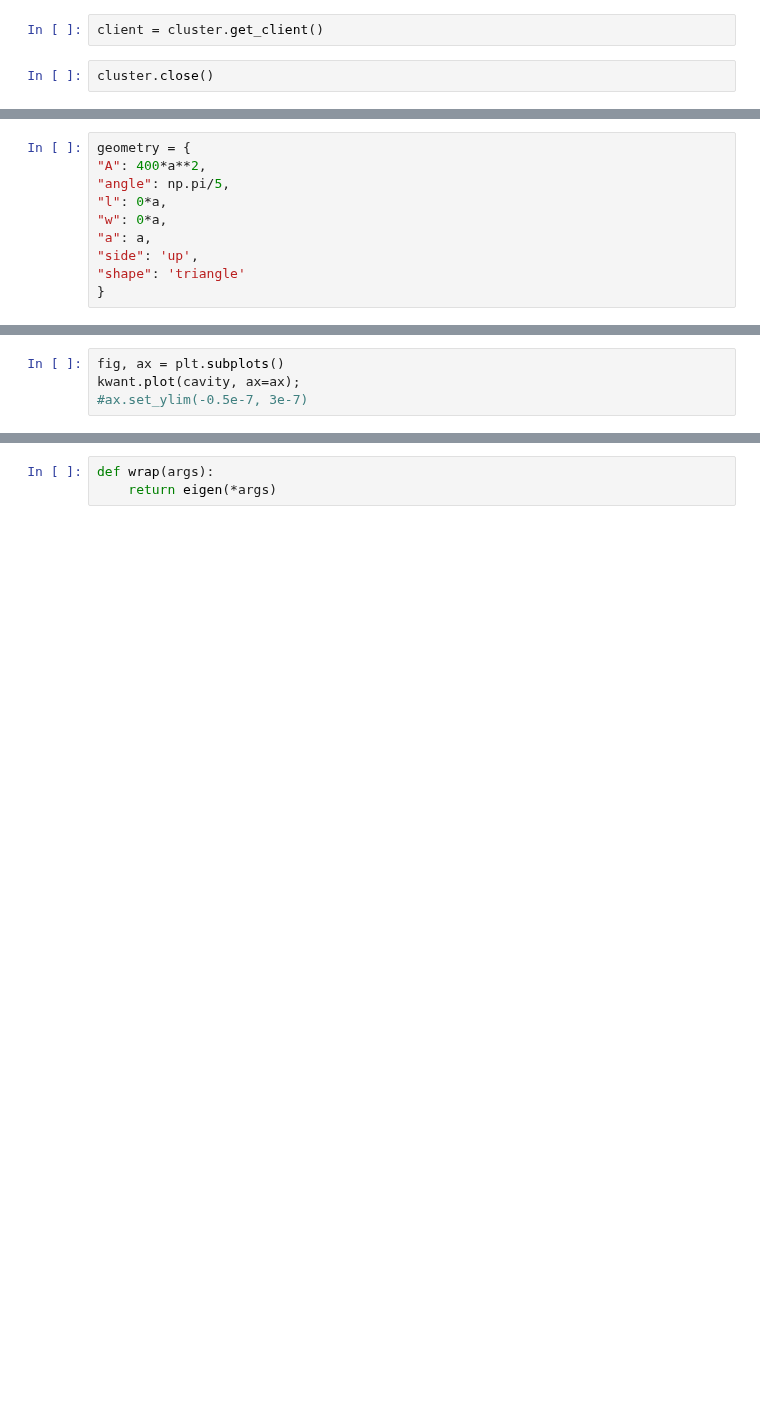
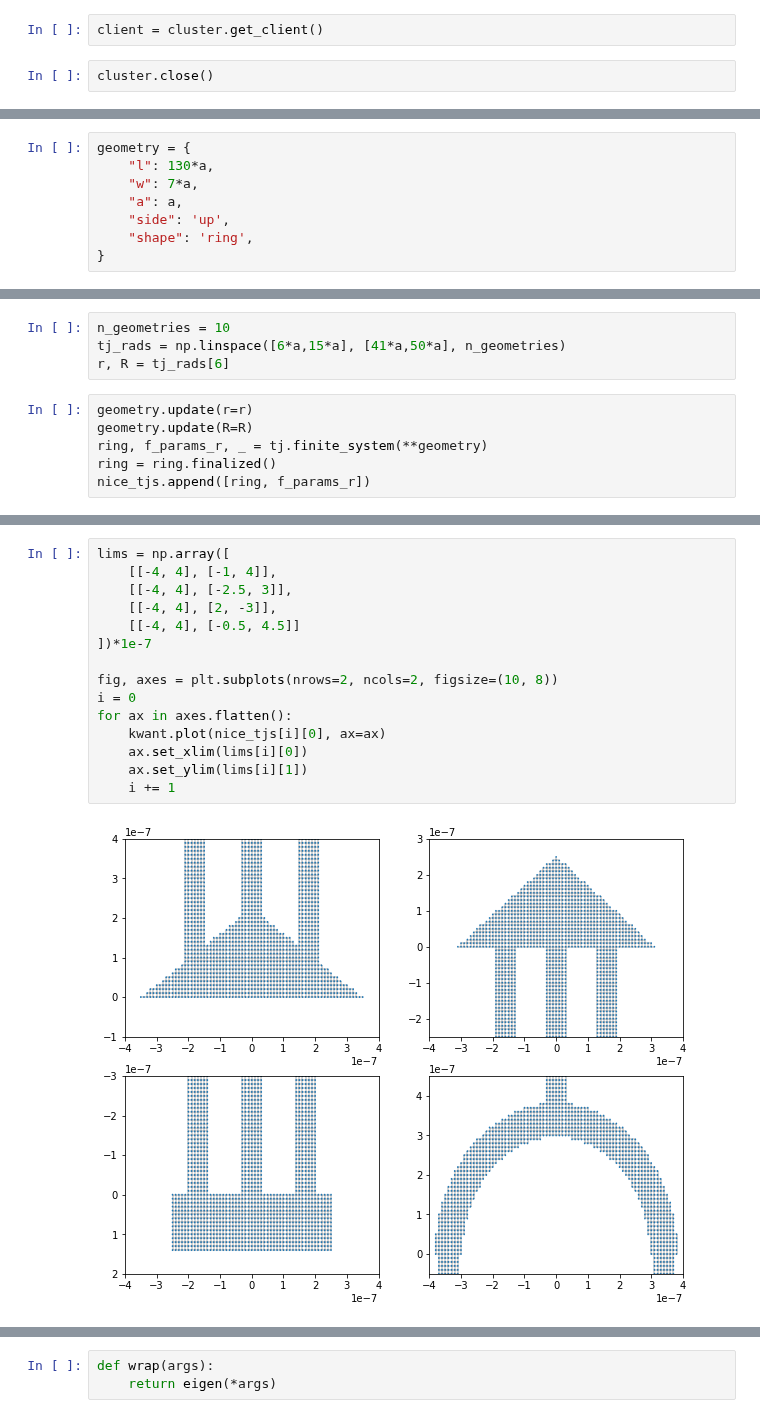
Before and after one commit to Satin21/Trijunction, a Jupyter notebook: analysis/trijunction.ipynb, the cells around one changed output, grey strips where cells are left out. Drawn from its saved outputs; the diff is of its cells as text; blank space fills up the shorter version.

Commit message:
add analysis of different gate geometries

```diff
--- a/analysis/trijunction.ipynb
+++ b/analysis/trijunction.ipynb
@@ -49,10 +145,8 @@ a = params['a']
 # %%
 geometry = {
-"A": 400*a**2,
-"angle": np.pi/5,
-"l": 0*a,
-"w": 0*a,
-"a": a,
-"side": 'up',
-"shape": 'triangle'
+    "l": 130*a,
+    "w": 7*a,
+    "a": a,
+    "side": 'up',
+    "shape": 'ring',
 }
@@ -76,4 +152,0 @@ info.
-# %%
-fig, ax = plt.subplots()
-kwant.plot(cavity, ax=ax);
-#ax.set_ylim(-0.5e-7, 3e-7)
@@ -83,0 +153,10 @@ params = tl.finite_coupling_parameters(index=0)
+# %%
+n_geometries = 10
+tj_rads = np.linspace([6*a,15*a], [41*a,50*a], n_geometries)
+r, R = tj_rads[6]
+# %%
+geometry.update(r=r)
+geometry.update(R=R)
+ring, f_params_r, _ = tj.finite_system(**geometry)
+ring = ring.finalized()
+nice_tjs.append([ring, f_params_r])
@@ -83,0 +177,17 @@ params = tl.finite_coupling_parameters(index=0)
+# %%
+lims = np.array([
+    [[-4, 4], [-1, 4]],
+    [[-4, 4], [-2.5, 3]],
+    [[-4, 4], [2, -3]],
+    [[-4, 4], [-0.5, 4.5]]
+])*1e-7
+
+fig, axes = plt.subplots(nrows=2, ncols=2, figsize=(10, 8))
+i = 0
+for ax in axes.flatten():
+    kwant.plot(nice_tjs[i][0], ax=ax)
+    ax.set_xlim(lims[i][0])
+    ax.set_ylim(lims[i][1])
+    i += 1
+# %% [output]
+[figure, added]
```
Also changed, not shown: parts of 77 cells of this notebook, 13 other files.
